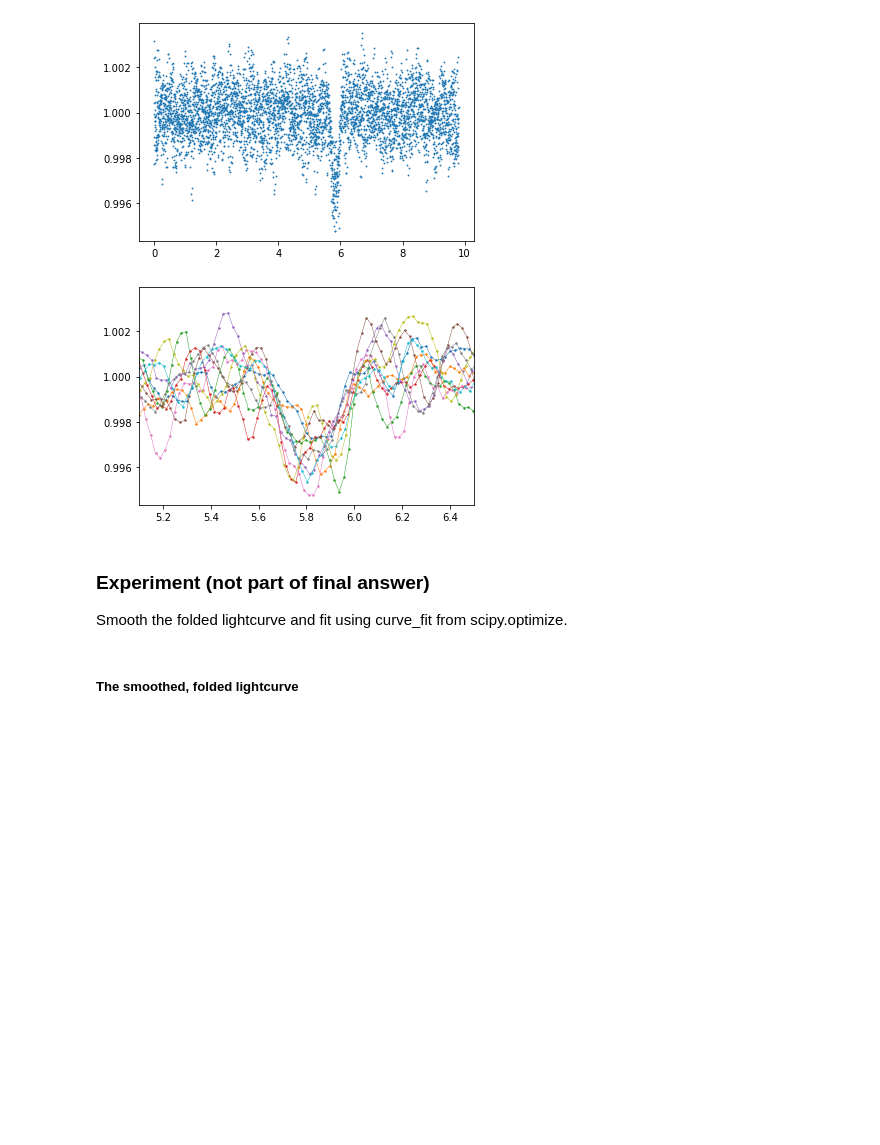
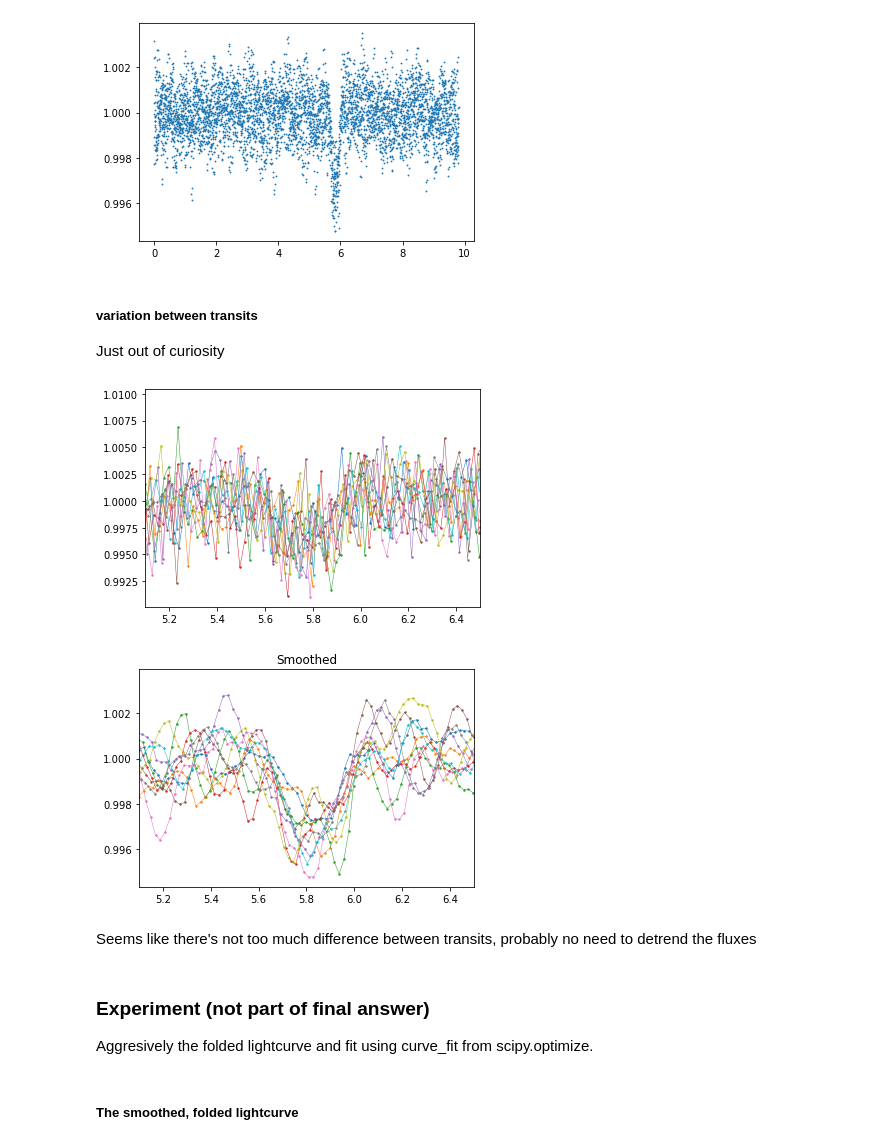
Before and after one commit to ykwang1/astr558-exoplanets, a Jupyter notebook: pset2/HW2.ipynb, the cells around one changed output. Cells and saved outputs as stored; diff of their text form; code cells hidden in the pictures; blank space fills up the shorter version.

```diff
--- a/pset2/HW2.ipynb
+++ b/pset2/HW2.ipynb
@@ -130,21 +153,36 @@ plt.scatter(df['t']%(1/f_ls), df['smooth_f'], s=.7)
 # %% [output]
 <matplotlib.collections.PathCollection at 0x...>
 [figure]
+# %% [markdown]
+##### variation between transits
+Just out of curiosity
 # %%
 df['ntrans'] = (df['t'] / (1/f_ls)).astype(int)
 # %%
 df['t_fold'] = df['t'] % (1/f_ls)
 # %%
+for ii in df['ntrans'].unique():
+    sub = df.query(f'ntrans == {ii}')
+    plt.plot(sub['t_fold'], sub['f'], lw=.5)
+    plt.scatter(sub['t_fold'], sub['f'],s=2)
+plt.xlim([5.1, 6.5])
+plt.show()
+
+plt.figure()
+plt.title('Smoothed')
 for ii in df['ntrans'].unique():
     sub = df.query(f'ntrans == {ii}')
     plt.plot(sub['t_fold'], sub['smooth_f'], lw=.5)
     plt.scatter(sub['t_fold'], sub['smooth_f'],s=2)
 plt.xlim([5.1, 6.5])
 plt.show()
 # %% [output]
-[figure, old version]
+[figure, new version]
+[figure, added]
+# %% [markdown]
+Seems like there's not too much difference between transits, probably no need to detrend the fluxes
 # %% [markdown]
 ### Experiment (not part of final answer)
-Smooth the folded lightcurve and fit using curve_fit from scipy.optimize.
+Aggresively the folded lightcurve and fit using curve_fit from scipy.optimize.
 # %%
 t_fold, f1 = df['t']%(1/f_ls), df['smooth_f']
```
Also changed, not shown: parts of 39 cells of this notebook, 1 other file.
